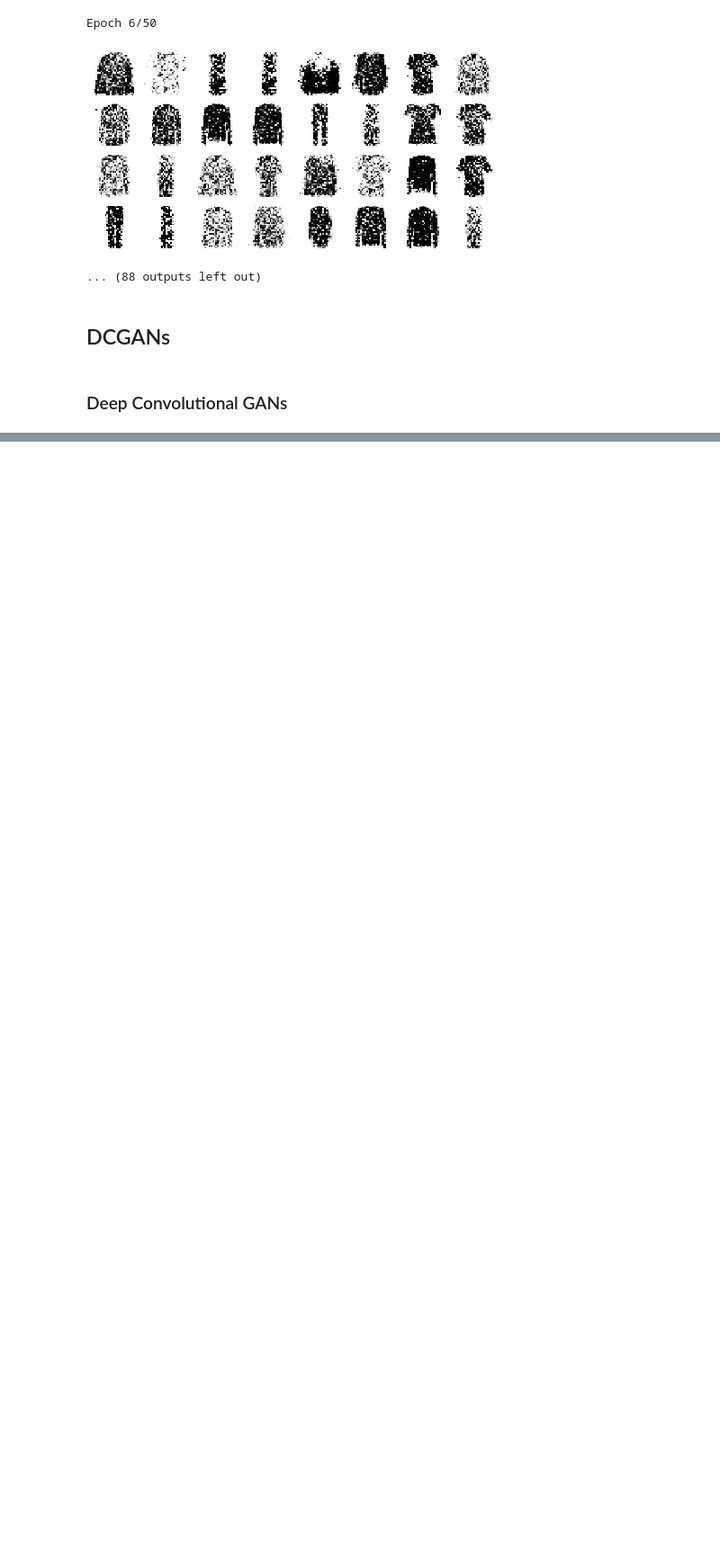
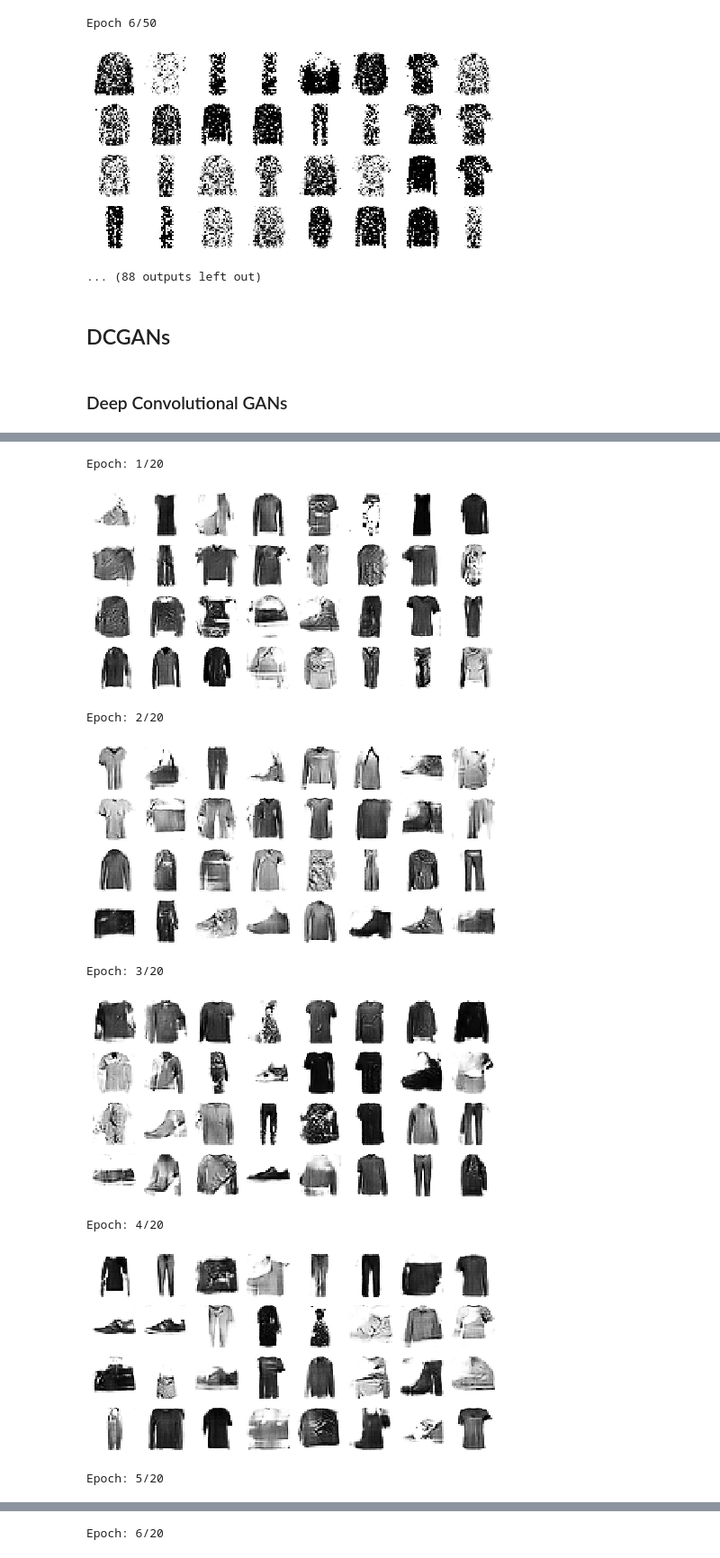
Before and after one commit to rahhul/GAN_Notebooks, a Jupyter notebook: GANs.ipynb, the cells around one changed output, grey strips where cells are left out. Shown at 90% size. Drawn from its saved outputs; the diff is of its cells as text; code cells hidden in the pictures; blank space fills up the shorter version.

```diff
--- a/GANs.ipynb
+++ b/GANs.ipynb
@@ -170,0 +263,4 @@ Epoch 6/50
+# %%
+discriminator.compile(loss='binary_crossentropy', optimizer='rmsprop')
+discriminator.trainable = False
+gan.compile(loss='binary_crossentropy', optimizer='rmsprop')
@@ -170,0 +271,6 @@ Epoch 6/50
+# %%
+# rescaling and reshaping the training set
+
+X_train_gan = X_train.reshape(-1, 28, 28, 1) * 2. -1.
+
+print(X_train_gan.shape)
@@ -170,0 +279,8 @@ Epoch 6/50
+# %%
+# iterate through a dataset
+batch_size = 32
+dataset = tf.data.Dataset.from_tensor_slices(X_train_gan)
+# shuffle dataset
+dataset = dataset.shuffle(1000)
+# batch and prefetch
+dataset = dataset.batch(batch_size, drop_remainder=True).prefetch(1)
@@ -170,0 +291,23 @@ Epoch 6/50
+# %%
+def train_gan(gan, dataset, batch_size, codings_size, n_epochs=50):
+    generator, discriminator = gan.layers
+    for epoch in range(n_epochs):
+        print("Epoch: {}/{}".format(epoch + 1, n_epochs))
+        for X_batch in dataset:
+            # phase 1 => train discriminator
+            noise = tf.random.normal(shape=[batch_size, codings_size])
+            generated_images = generator(noise)
+            # concatenate real and fake images
+            X_fake_and_real = tf.concat([generated_images, X_batch], axis=0)
+            # add y labels as 0 for fake and 1 for real
+            y1 = tf.constant([[0.]] * batch_size + [[1.]] * batch_size)
+            # train discriminator
+            discriminator.trainable = True
+            discriminator.train_on_batch(X_fake_and_real, y1)
+            # phase 2 => train generator
+            noise = tf.random.normal(shape=[batch_size, codings_size])
+            y2 = tf.constant([[1.]] * batch_size)
+            discriminator.trainable = False
+            gan.train_on_batch(noise, y2)
+        plot_multiple_images(generated_images, n_cols=8)
+        plt.show()
@@ -170,0 +318,12 @@ Epoch 6/50
+# %%
+train_gan(gan, dataset, batch_size, codings_size, n_epochs=20)
+# %% [output]
+Epoch: 1/20
+[figure, added]
+Epoch: 2/20
+[figure, added]
+Epoch: 3/20
+[figure, added]
+Epoch: 4/20
+[figure, added]
+Epoch: 5/20
@@ -170,0 +331 @@ Epoch 6/50
+Epoch: 6/20
```
Also changed, not shown: parts of 15 cells of this notebook.
